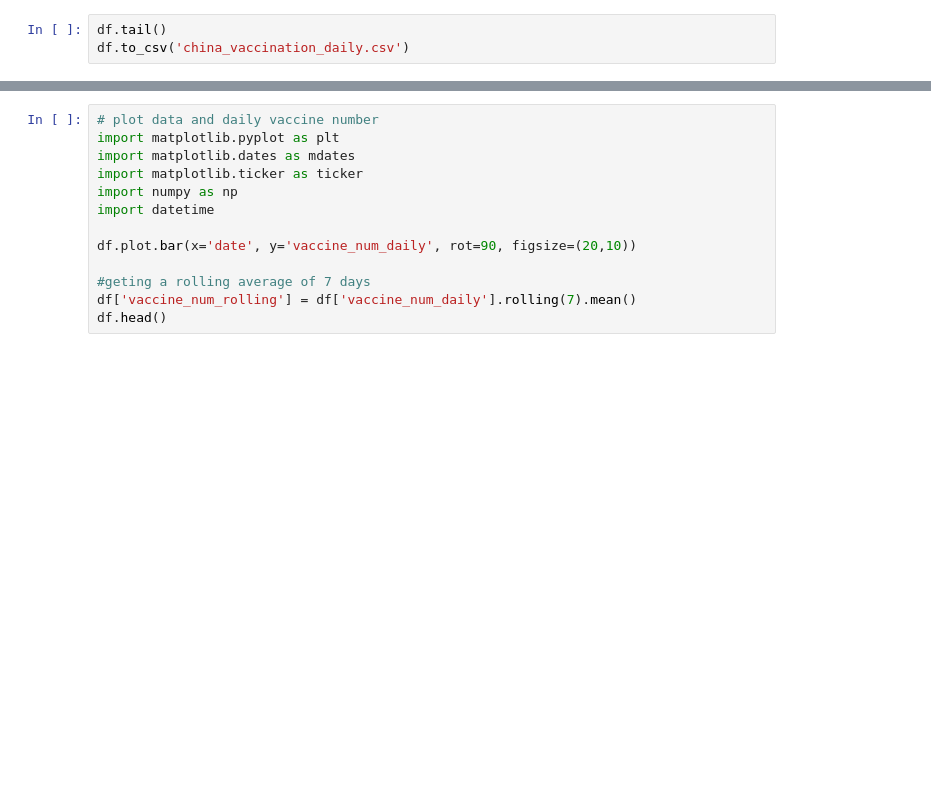
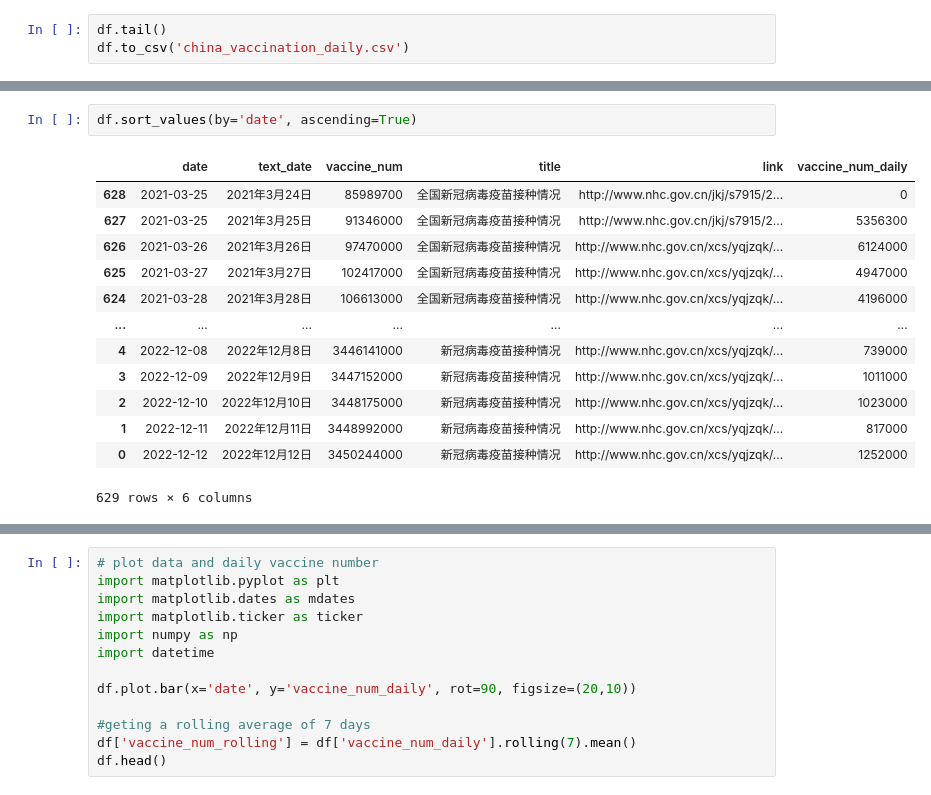
Before and after one commit to yong-xiong/china-vaccination, a Jupyter notebook: china-vaccination.ipynb, the cells around one changed output, grey strips where cells are left out. Drawn from its saved outputs; the diff is of its cells as text; blank space fills up the shorter version.

```diff
--- a/china-vaccination.ipynb
+++ b/china-vaccination.ipynb
@@ -298,0 +311,16 @@ df.to_csv('china_vaccination_daily.csv')
+# %%
+df.sort_values(by='date', ascending=True)
+# %% [output]
+|  | date | text_date | vaccine_num | title | link | vaccine_num_daily |
+| 628 | 2021-03-25 | 2021年3月24日 | 85989700 | 全国新冠病毒疫苗接种情况 | http://www.nhc.gov.cn/jkj/s7915/2... | 0 |
+| 627 | 2021-03-25 | 2021年3月25日 | 91346000 | 全国新冠病毒疫苗接种情况 | http://www.nhc.gov.cn/jkj/s7915/2... | 5356300 |
+| 626 | 2021-03-26 | 2021年3月26日 | 97470000 | 全国新冠病毒疫苗接种情况 | http://www.nhc.gov.cn/xcs/yqjzqk/... | 6124000 |
+| 625 | 2021-03-27 | 2021年3月27日 | 102417000 | 全国新冠病毒疫苗接种情况 | http://www.nhc.gov.cn/xcs/yqjzqk/... | 4947000 |
+| 624 | 2021-03-28 | 2021年3月28日 | 106613000 | 全国新冠病毒疫苗接种情况 | http://www.nhc.gov.cn/xcs/yqjzqk/... | 4196000 |
+| ... | ... | ... | ... | ... | ... | ... |
+| 4 | 2022-12-08 | 2022年12月8日 | 3446141000 | 新冠病毒疫苗接种情况 | http://www.nhc.gov.cn/xcs/yqjzqk/... | 739000 |
+| 3 | 2022-12-09 | 2022年12月9日 | 3447152000 | 新冠病毒疫苗接种情况 | http://www.nhc.gov.cn/xcs/yqjzqk/... | 1011000 |
+| 2 | 2022-12-10 | 2022年12月10日 | 3448175000 | 新冠病毒疫苗接种情况 | http://www.nhc.gov.cn/xcs/yqjzqk/... | 1023000 |
+| 1 | 2022-12-11 | 2022年12月11日 | 3448992000 | 新冠病毒疫苗接种情况 | http://www.nhc.gov.cn/xcs/yqjzqk/... | 817000 |
+| 0 | 2022-12-12 | 2022年12月12日 | 3450244000 | 新冠病毒疫苗接种情况 | http://www.nhc.gov.cn/xcs/yqjzqk/... | 1252000 |
+629 rows × 6 columns
```
Also changed, not shown: parts of 3 cells of this notebook, 1 other file.
